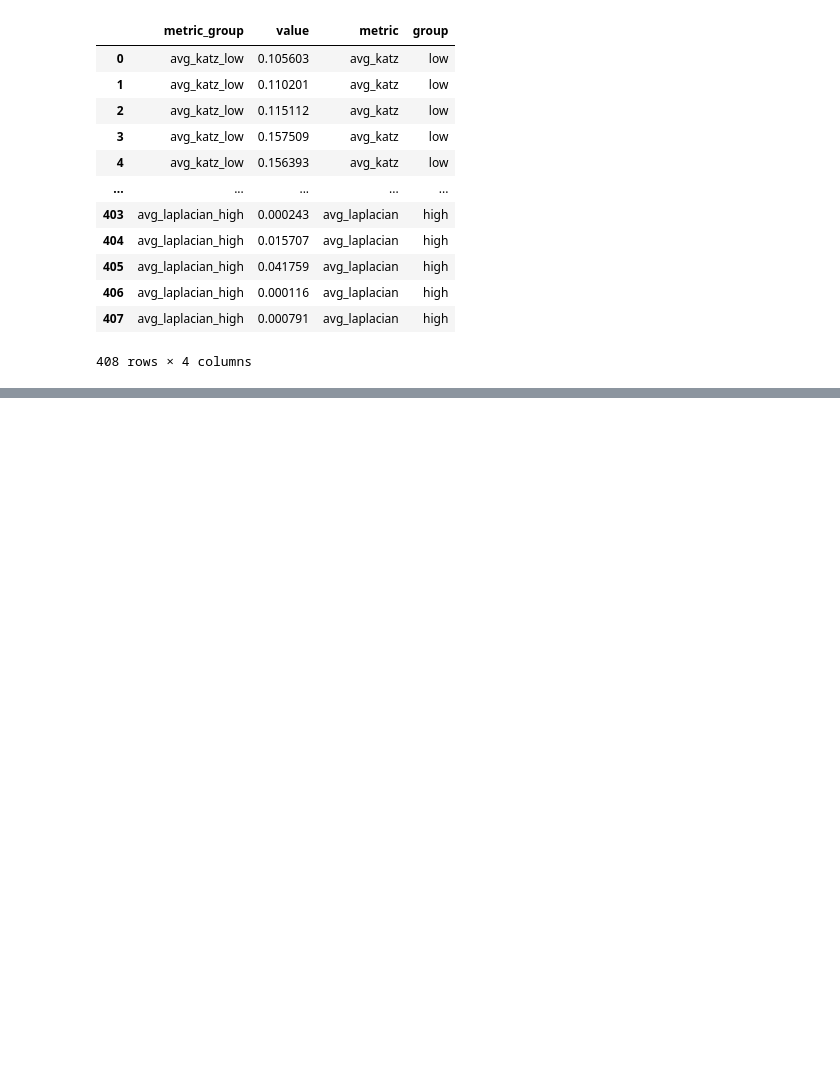
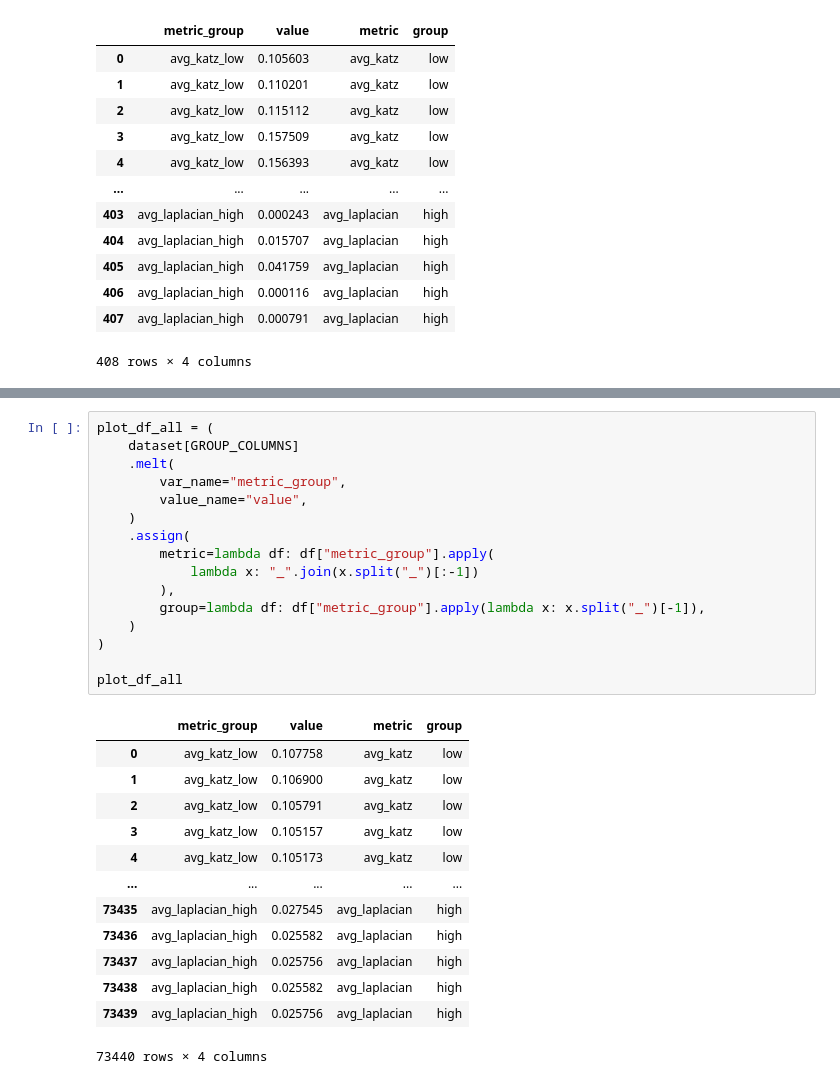
Before and after one commit to dosquisd/NMDB-FD-PredictorWithGraphs, a Jupyter notebook: notebooks/005.1_plots_per_cutoff_group.ipynb, the cells around one changed output, grey strips where cells are left out. Drawn from its saved outputs; the diff is of its cells as text; blank space fills up the shorter version.

```diff
--- a/notebooks/005.1_plots_per_cutoff_group.ipynb
+++ b/notebooks/005.1_plots_per_cutoff_group.ipynb
@@ -79,0 +115,30 @@ plt.show()
+# %%
+plot_df_all = (
+    dataset[GROUP_COLUMNS]
+    .melt(
+        var_name="metric_group",
+        value_name="value",
+    )
+    .assign(
+        metric=lambda df: df["metric_group"].apply(
+            lambda x: "_".join(x.split("_")[:-1])
+        ),
+        group=lambda df: df["metric_group"].apply(lambda x: x.split("_")[-1]),
+    )
+)
+
+plot_df_all
+# %% [output]
+|  | metric_group | value | metric | group |
+| 0 | avg_katz_low | 0.107758 | avg_katz | low |
+| 1 | avg_katz_low | 0.106900 | avg_katz | low |
+| 2 | avg_katz_low | 0.105791 | avg_katz | low |
+| 3 | avg_katz_low | 0.105157 | avg_katz | low |
+| 4 | avg_katz_low | 0.105173 | avg_katz | low |
+| ... | ... | ... | ... | ... |
+| 73435 | avg_laplacian_high | 0.027545 | avg_laplacian | high |
+| 73436 | avg_laplacian_high | 0.025582 | avg_laplacian | high |
+| 73437 | avg_laplacian_high | 0.025756 | avg_laplacian | high |
+| 73438 | avg_laplacian_high | 0.025582 | avg_laplacian | high |
+| 73439 | avg_laplacian_high | 0.025756 | avg_laplacian | high |
+73440 rows × 4 columns
```
Also changed, not shown: parts of 7 cells of this notebook, 3 other files.
